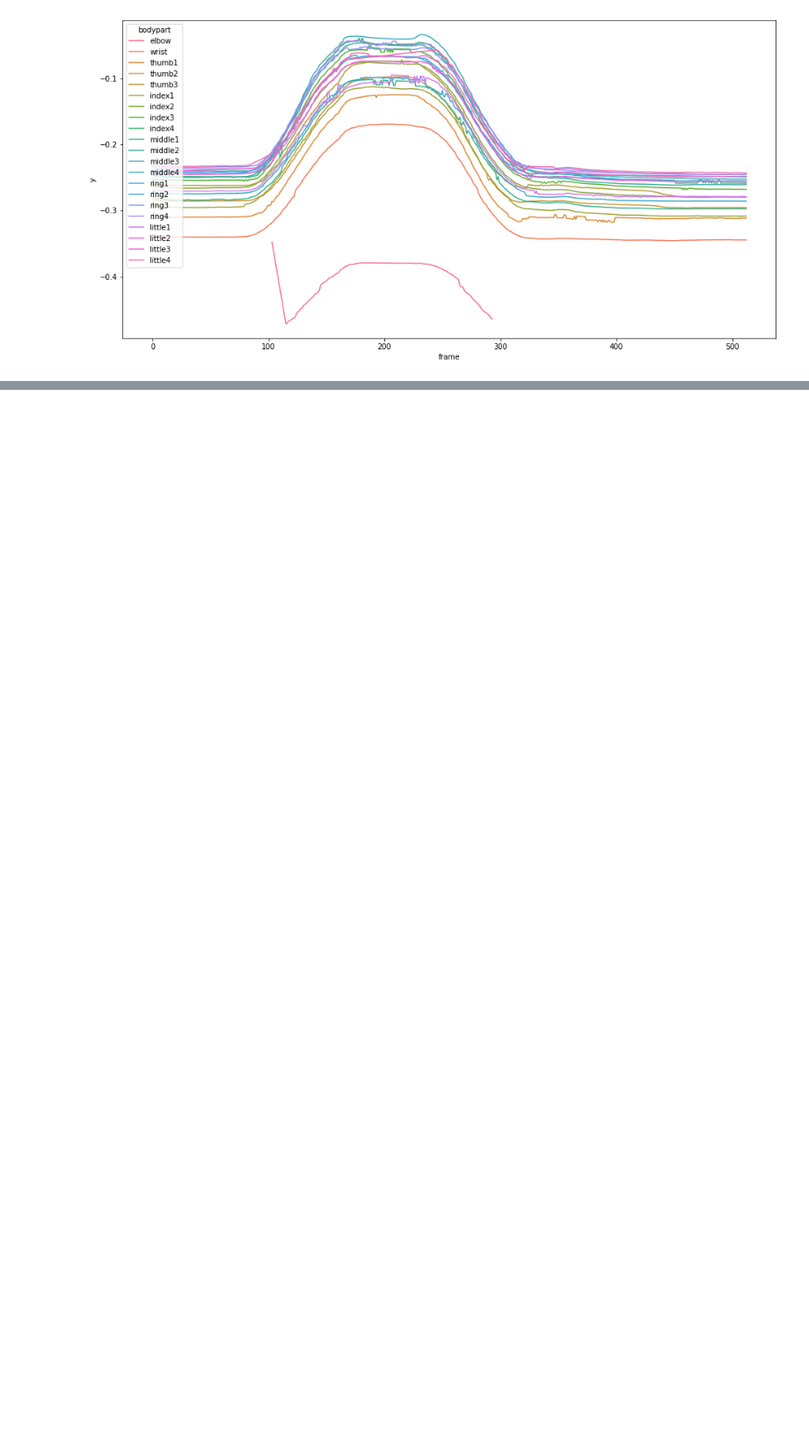
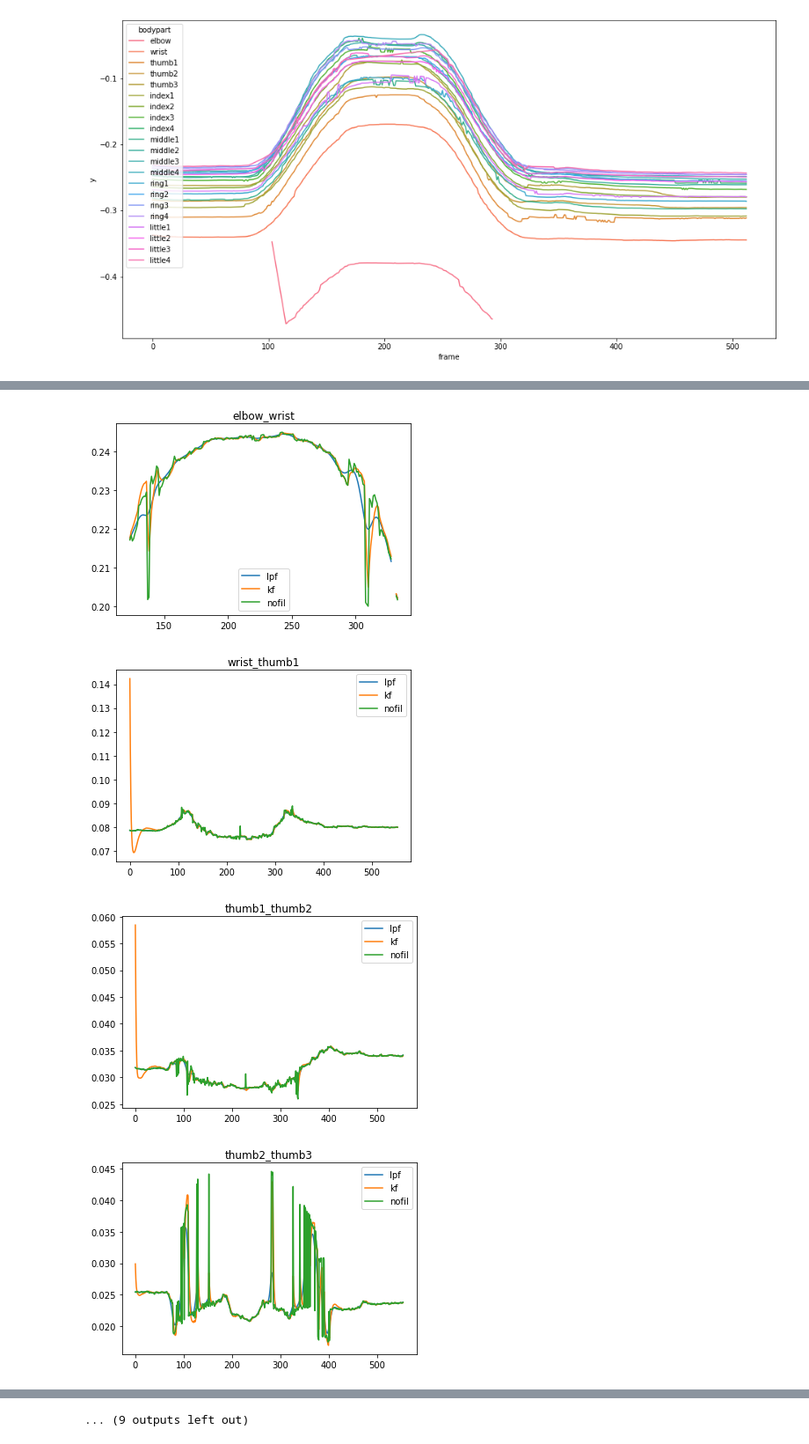
Before and after one commit to AlexandreRives/3dplot_project, a Jupyter notebook: plot_coordinates.ipynb, the cells around one changed output, grey strips where cells are left out. Shown at 88% size. Saved outputs shown, nothing was run; the diff lists cells and outputs as text; code cells hidden in the pictures; blank space fills up the shorter version.

```diff
--- a/plot_coordinates.ipynb
+++ b/plot_coordinates.ipynb
@@ -335,0 +225,4 @@ z = sns.lineplot(data=low_pass_elbow, x=low_pass_elbow['frame'], y=low_pass_elbo
+# %%
+lpf_coord = pd.read_csv('saved_pairs/low_pass_filter/coordinates.csv')
+kalman_coord = pd.read_csv('saved_pairs/kalman_filter/coordinates.csv')
+nofil_coord = pd.read_csv('saved_pairs/no_filter/coordinates.csv')
@@ -335,0 +291,19 @@ z = sns.lineplot(data=low_pass_elbow, x=low_pass_elbow['frame'], y=low_pass_elbo
+# %%
+pairs = list(eucl_dst_kf.keys())
+length_joints_lpf = list(eucl_dst_lpf.values())
+length_joints_kf = list(eucl_dst_kf.values())
+length_joints_nofil = list(eucl_dst_nofil.values())
+frames = [i for i in range(0, len(length_joints_lpf[0]))]
+
+for i in range(0, len(pairs)):
+    plt.plot(frames, length_joints_lpf[i], label='lpf')
+    plt.plot(frames, length_joints_kf[i], label='kf')
+    plt.plot(frames, length_joints_nofil[i], label='nofil')
+    plt.title(pairs[i])
+    plt.legend()
+    plt.show()
+# %% [output]
+[figure, added]
+[figure, added]
+[figure, added]
+[figure, added]
@@ -335,0 +318 @@ z = sns.lineplot(data=low_pass_elbow, x=low_pass_elbow['frame'], y=low_pass_elbo
+... (9 outputs left out)
```
Also changed, not shown: parts of 34 cells of this notebook, 9 other files.
